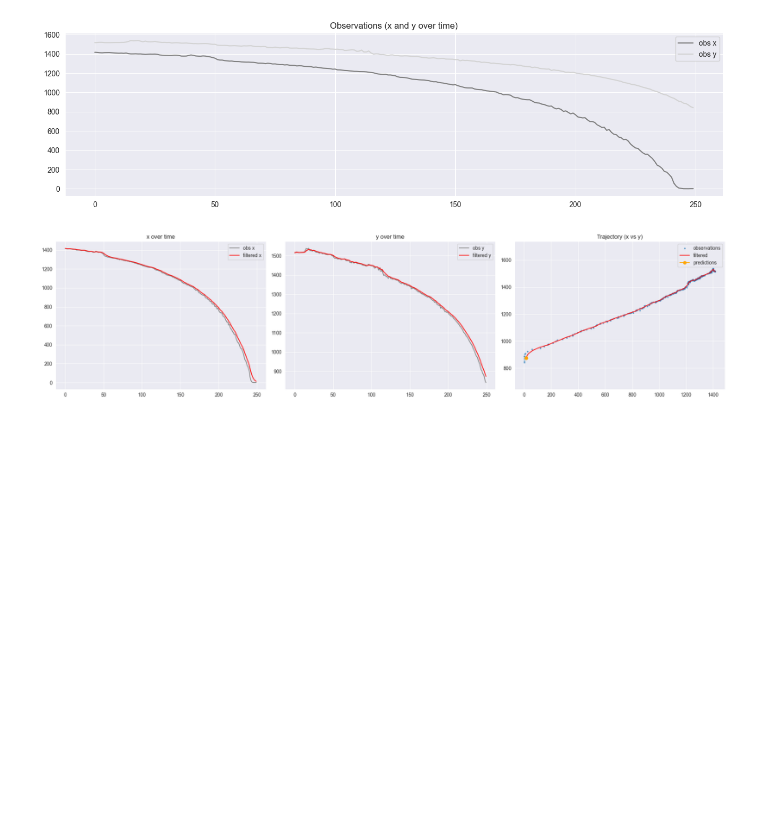
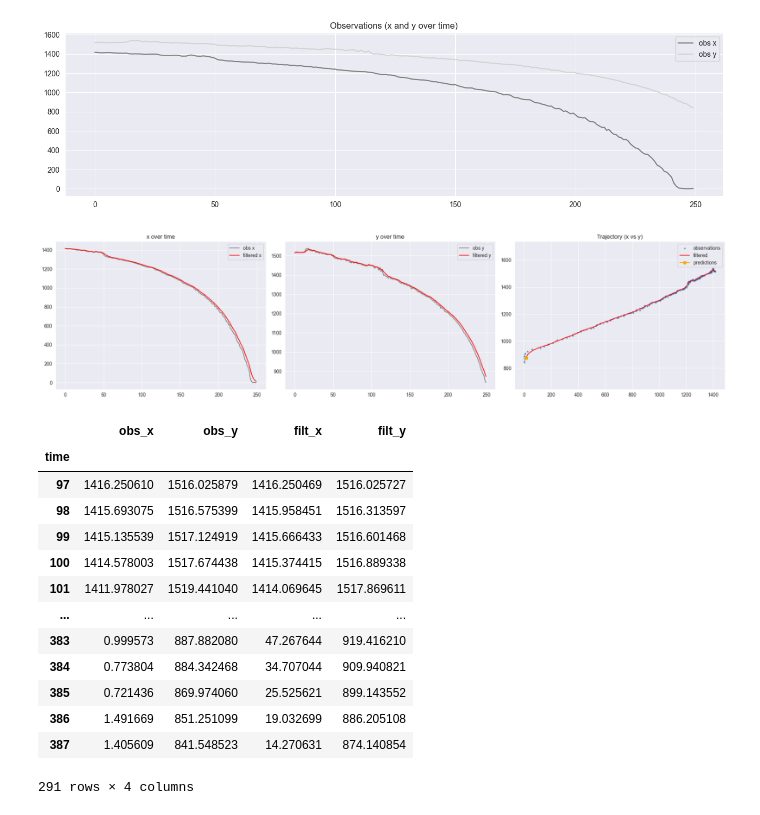
Before and after one commit to 8gaU8/robotics-assignment2-bayesian-filtering, a Jupyter notebook: notebooks/kf.ipynb, the cells around one changed output. Cells and saved outputs as stored; diff of their text form; code cells hidden in the pictures; blank space fills up the shorter version.

```diff
--- a/notebooks/kf.ipynb
+++ b/notebooks/kf.ipynb
@@ -183,14 +183,46 @@ plt.show()
 [figure]
 # %%
 # End of notebook - you can tune W and V or extend the state to include velocity.
-# save results
+# save results: insert rows for missing integer `time` values and fill by averaging neighbors
 df_results = pd.DataFrame(
     {
-        "time": df["time"],
+        "time": df["time"].astype(int),
         "obs_x": observations[:, 0],
         "obs_y": observations[:, 1],
         "filt_x": m_flat[:, 0],
         "filt_y": m_flat[:, 1],
     }
 )
-df_results.to_csv("../results/truck_kf_results.csv", index=False)
+# set time as index (integer times expected)
+df_results = df_results.set_index('time')
+# build full integer time index from min to max (inclusive)
+full_index = np.arange(df_results.index.min(), df_results.index.max() + 1, dtype=int)
+# reindex to include missing times (creates NaNs at missing rows)
+df_results = df_results.reindex(full_index)
+# interpolate missing values using linear interpolation (equivalent to averaging neighbors)
+df_results = df_results.interpolate(method='linear')
+# for any remaining NaNs at the boundaries, propagate nearest known value
+df_results = df_results.fillna(method='ffill').fillna(method='bfill')
+# reset index so CSV has a 'time' column like before
+df_results = df_results.reset_index().rename(columns={'index': 'time'})
+# save filled results (time column included)
+df_results.to_csv('../results/truck_kf_results.csv', index=False)
+# keep DataFrame indexed by time for later plotting/usage
+df_results.set_index('time', inplace=True)
+# %%
+df_results
+# %% [output]
+|  | obs_x | obs_y | filt_x | filt_y |
+| time |  |  |  |  |
+| 97 | 1416.250610 | 1516.025879 | 1416.250469 | 1516.025727 |
+| 98 | 1415.693075 | 1516.575399 | 1415.958451 | 1516.313597 |
+| 99 | 1415.135539 | 1517.124919 | 1415.666433 | 1516.601468 |
+| 100 | 1414.578003 | 1517.674438 | 1415.374415 | 1516.889338 |
+| 101 | 1411.978027 | 1519.441040 | 1414.069645 | 1517.869611 |
+| ... | ... | ... | ... | ... |
+| 383 | 0.999573 | 887.882080 | 47.267644 | 919.416210 |
+| 384 | 0.773804 | 884.342468 | 34.707044 | 909.940821 |
+| 385 | 0.721436 | 869.974060 | 25.525621 | 899.143552 |
+| 386 | 1.491669 | 851.251099 | 19.032699 | 886.205108 |
+| 387 | 1.405609 | 841.548523 | 14.270631 | 874.140854 |
+291 rows × 4 columns
```
Also changed, not shown: parts of 1 cell of this notebook, 9 other files.
